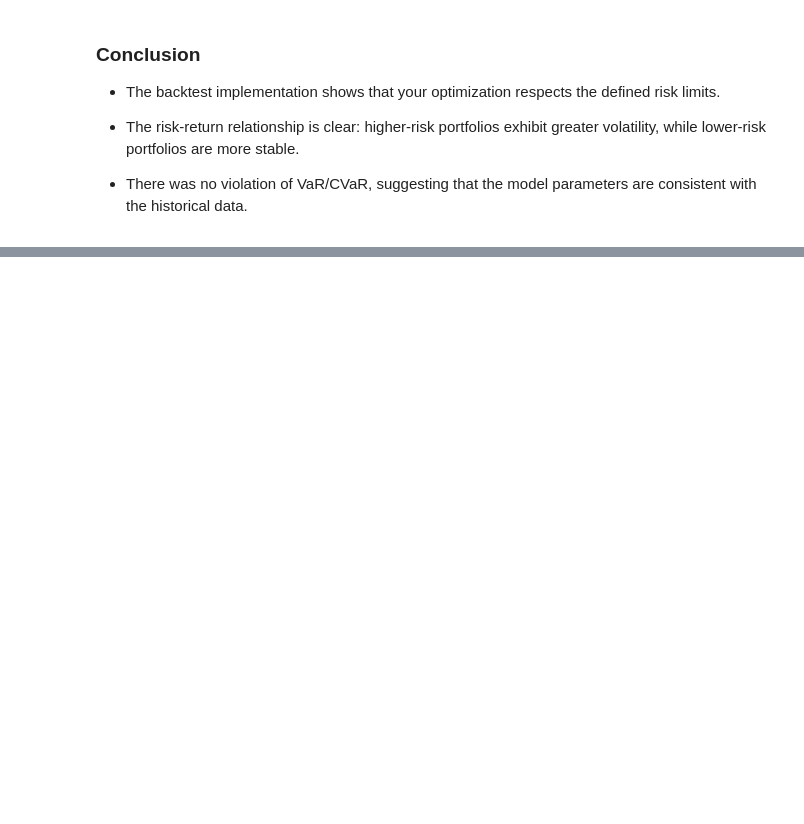
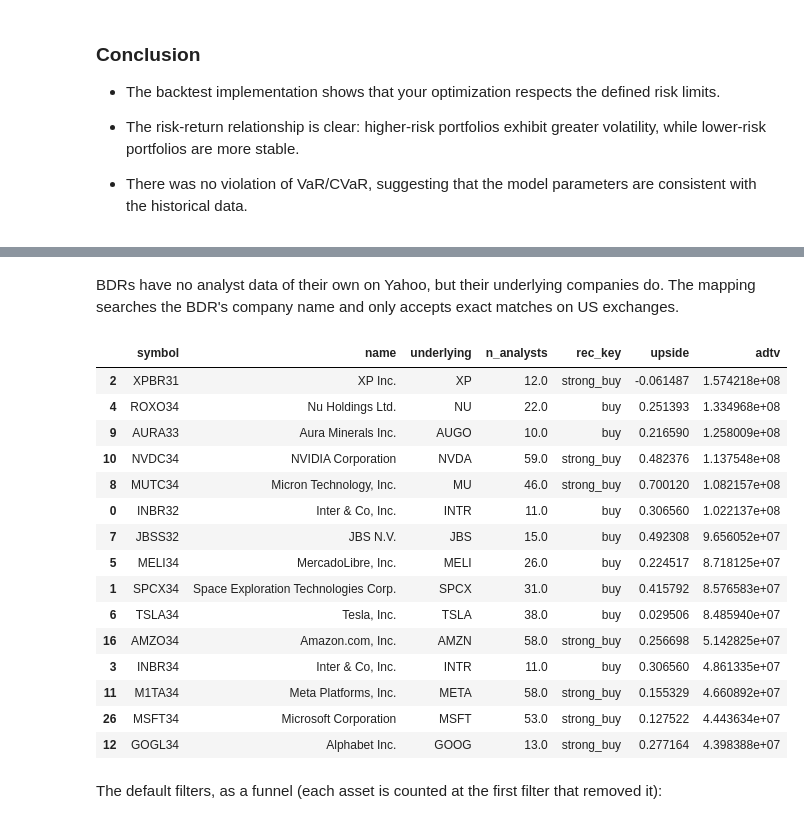
Before and after one commit to Brunoborges95/portfolio_eficiente, a Jupyter notebook: Portfólio Eficiente.ipynb, the cells around one changed output, grey strips where cells are left out. Cells and saved outputs as stored; diff of their text form; code cells hidden in the pictures; blank space fills up the shorter version.

```diff
--- a/Portfólio Eficiente.ipynb
+++ b/Portfólio Eficiente.ipynb
@@ -629,0 +633,22 @@ fig.show()
+# %%
+import warnings
+warnings.filterwarnings("ignore")
+
+from datetime import date
+
+import numpy as np
+import pandas as pd
+import plotly.express as px
+import plotly.graph_objects as go
+import yfinance as yf
+
+import analysts
+import backtesting
+import market_data
+import optimizer as opt
+import portfolio
+import research
+import universe
+from market_data import CDI
+
+TODAY = pd.Timestamp(date.today()).normalize()
@@ -629,0 +761,8 @@ fig.show()
+# %%
+uni, snapshot = universe.read_universe(TODAY)
+print(f"Snapshot {snapshot}: {len(uni)} assets. Snapshots available: {universe.list_snapshots()}")
+uni.groupby(["asset_class", "sub_class"]).agg(
+    assets=("symbol", "size"),
+    median_daily_volume_R_million=("adtv", lambda x: round(x.median() / 1e6, 2)),
+    with_3_or_more_analysts=("n_analysts", lambda x: int((x >= 3).sum())),
+)
@@ -629,0 +807,25 @@ fig.show()
+# %% [markdown]
+BDRs have no analyst data of their own on Yahoo, but their underlying companies do. The mapping
+searches the BDR's company name and only accepts exact matches on US exchanges.
+# %%
+bdrs = uni[(uni["asset_class"] == "BDRs") & uni["underlying"].notna()].sort_values("adtv", ascending=False)
+bdrs[["symbol", "name", "underlying", "n_analysts", "rec_key", "upside", "adtv"]].head(15)
+# %% [output]
+|  | symbol | name | underlying | n_analysts | rec_key | upside | adtv |
+| 2 | XPBR31 | XP Inc. | XP | 12.0 | strong_buy | -0.061487 | 1.574218e+08 |
+| 4 | ROXO34 | Nu Holdings Ltd. | NU | 22.0 | buy | 0.251393 | 1.334968e+08 |
+| 9 | AURA33 | Aura Minerals Inc. | AUGO | 10.0 | buy | 0.216590 | 1.258009e+08 |
+| 10 | NVDC34 | NVIDIA Corporation | NVDA | 59.0 | strong_buy | 0.482376 | 1.137548e+08 |
+| 8 | MUTC34 | Micron Technology, Inc. | MU | 46.0 | strong_buy | 0.700120 | 1.082157e+08 |
+| 0 | INBR32 | Inter & Co, Inc. | INTR | 11.0 | buy | 0.306560 | 1.022137e+08 |
+| 7 | JBSS32 | JBS N.V. | JBS | 15.0 | buy | 0.492308 | 9.656052e+07 |
+| 5 | MELI34 | MercadoLibre, Inc. | MELI | 26.0 | buy | 0.224517 | 8.718125e+07 |
+| 1 | SPCX34 | Space Exploration Technologies Corp. | SPCX | 31.0 | buy | 0.415792 | 8.576583e+07 |
+| 6 | TSLA34 | Tesla, Inc. | TSLA | 38.0 | buy | 0.029506 | 8.485940e+07 |
+| 16 | AMZO34 | Amazon.com, Inc. | AMZN | 58.0 | strong_buy | 0.256698 | 5.142825e+07 |
+| 3 | INBR34 | Inter & Co, Inc. | INTR | 11.0 | buy | 0.306560 | 4.861335e+07 |
+| 11 | M1TA34 | Meta Platforms, Inc. | META | 58.0 | strong_buy | 0.155329 | 4.660892e+07 |
+| 26 | MSFT34 | Microsoft Corporation | MSFT | 53.0 | strong_buy | 0.127522 | 4.443634e+07 |
+| 12 | GOGL34 | Alphabet Inc. | GOOG | 13.0 | strong_buy | 0.277164 | 4.398388e+07 |
+# %% [markdown]
+The default filters, as a funnel (each asset is counted at the first filter that removed it):
```
Also changed, not shown: parts of 64 cells of this notebook, 36 other files.
